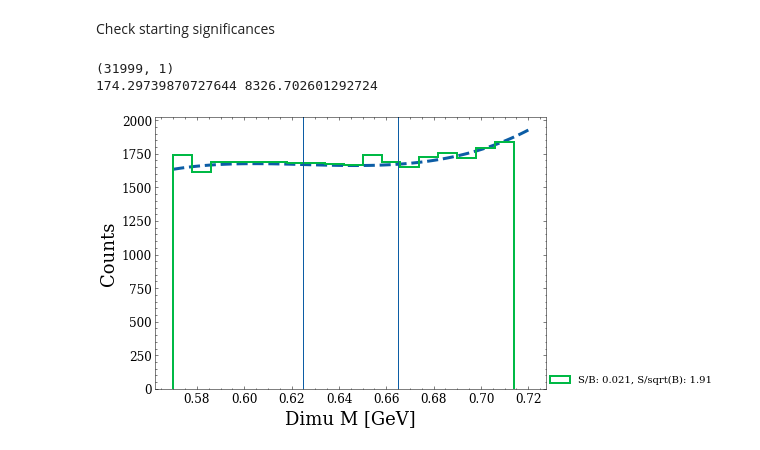
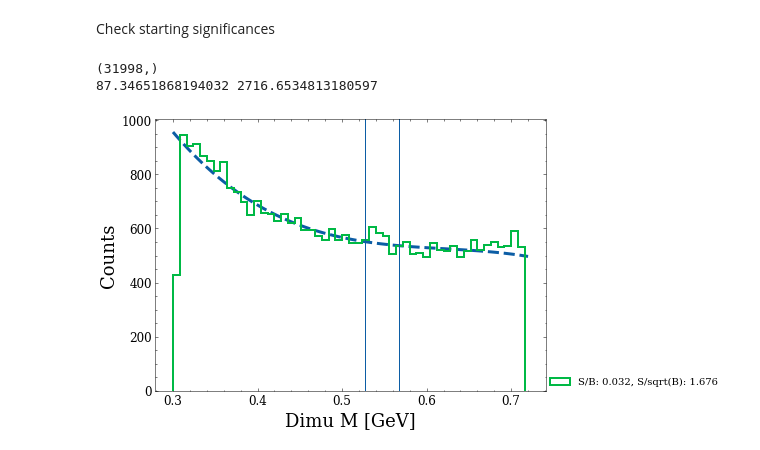
Before and after one commit to hep-lbdl/dimuonAD, a Jupyter notebook: 04_preprocess_data_for_bump_hunt.ipynb, the cells around one changed output. Drawn from its saved outputs; the diff is of its cells as text; code cells hidden in the pictures.

Commit message:
logit scaler

```diff
--- a/04_preprocess_data_for_bump_hunt.ipynb
+++ b/04_preprocess_data_for_bump_hunt.ipynb
@@ -128,7 +130,8 @@ Check how local cuts affect the starting significance
 # %%
 p0  = [5000, -20000, 30000, -10000]
 
-bins = np.arange(SB_left, SB_right, width) # histogram bins
+plot_bins_all, plot_bins_SR, plot_bins_left, plot_bins_right, plot_centers_all, plot_centers_SR, plot_centers_SB = get_bins(SR_left, SR_right, SB_left, SB_right, True)
+
 x = np.linspace(SB_left, SB_right, 100) # plot curve fit
 
 masses_with_bounds = cut_data[code]["dimu_mass"][(cut_data[code]["dimu_mass"] >= SB_left) & (cut_data[code]["dimu_mass"] <= SB_right)]
@@ -140,20 +143,20 @@ plt.figure(figsize = (7,5))
 # plot all data
 loc_data = masses_with_bounds
 print(loc_data.shape)
-popt_0, _, _, _, _, _ = curve_fit_m_inv(loc_data, bkg_fit_cubic, SB_left, SB_right, SR_left, SR_right, width, p0)
+popt_0, _, _, _, _ = curve_fit_m_inv(loc_data, "cubic", SR_left, SR_right, plot_bins_left, plot_bins_right, plot_centers_all)
 #plt.plot(x, bkg_fit_cubic(x, *popt_0), lw = 3, linestyle = "dashed")
 num_S_expected_in_SR, num_B_expected_in_SR = calc_significance(loc_data, bkg_fit_cubic, plot_bins_SR, SR_left, SR_right, popt_0)
 
-plt.hist(loc_data, bins = bins, lw = 2, histtype = "step", density = False, label = f"S/B: {round(num_S_expected_in_SR/num_B_expected_in_SR,3)}, S/sqrt(B): {round(num_S_expected_in_SR/np.sqrt(num_B_expected_in_SR),3)}")
+#plt.hist(loc_data, bins = bins, lw = 2, histtype = "step", density = False, label = f"S/B: {round(num_S_expected_in_SR/num_B_expected_in_SR,3)}, S/sqrt(B): {round(num_S_expected_in_SR/np.sqrt(num_B_expected_in_SR),3)}")
 
 
 # plot subset of data
 np.random.shuffle(masses_with_bounds)
 loc_data = masses_with_bounds[:30000]
-popt_0, _, _, _, _, _= curve_fit_m_inv(loc_data, bkg_fit_cubic, SB_left, SB_right, SR_left, SR_right, width, p0)
+popt_0, _, _, _, _ = curve_fit_m_inv(loc_data, "cubic", SR_left, SR_right, plot_bins_left, plot_bins_right, plot_centers_all)
 plt.plot(x, bkg_fit_cubic(x, *popt_0), lw = 3, linestyle = "dashed")
 num_S_expected_in_SR, num_B_expected_in_SR = calc_significance(loc_data, bkg_fit_cubic, plot_bins_SR, SR_left, SR_right, popt_0)
-plt.hist(loc_data, bins = bins, lw = 2, histtype = "step", density = False, label = f"S/B: {round(num_S_expected_in_SR/num_B_expected_in_SR,3)}, S/sqrt(B): {round(num_S_expected_in_SR/np.sqrt(num_B_expected_in_SR),3)}")
+plt.hist(loc_data, bins = plot_bins_all, lw = 2, histtype = "step", density = False, label = f"S/B: {round(num_S_expected_in_SR/num_B_expected_in_SR,3)}, S/sqrt(B): {round(num_S_expected_in_SR/np.sqrt(num_B_expected_in_SR),3)}")
 
 
 plt.axvline(SR_left)
@@ -198,7 +201,7 @@ Split data into bands
 bands = ["SBL", "SR", "SBH"]
 N_total_events = 0
 
-sizes_dict = {}
+
 
 preproc_dicts, preproc_dicts_samesign = {b:{} for b in bands}, {b:{} for b in bands}
 
@@ -212,7 +215,7 @@ for code in codes_list:
         for feat in feature_set:
             preproc_dicts[b][code][feat] = cut_data[code][feat][loc_pass_indices]
 
-        sizes_dict[b] = preproc_dicts[b][code][feat].shape[0]
+
         N_total_events += preproc_dicts[b][code][feat].shape[0]
 
         # same sign
@@ -307,19 +382,26 @@ train_data_dict = {b:{"s_inj_data":{}} for b in bands}
 test_data_dict = {b:{"s_inj_data":{}} for b in bands}
 
 
-x = 0
+print(sizes_dict)
 
 for b in bands:
 
     # get indices to select
     loc_num_test_events = int((N_test/N_total_events)*sizes_dict[b])
-    x += loc_num_test_events
+    print(loc_num_test_events)
 
     np.random.seed(random_seed)
     test_set_inds = np.random.choice(range(sizes_dict[b]), size = loc_num_test_events, replace = False)
     train_set_inds = np.setdiff1d(list(range(sizes_dict[b])),test_set_inds)
 
     for feat in feature_set:
+
+        if feat == "dimu_mass":
+
+            print(b)
+            print("train", proccessed_data_dict[b]["s_inj_data"][feat].shape)
+            print("train", proccessed_data_dict[b]["s_inj_data"][feat][train_set_inds].shape)
+            print("test", proccessed_data_dict[b]["s_inj_data"][feat][test_set_inds].shape)
 
         train_data_dict[b]["s_inj_data"][feat] = proccessed_data_dict[b]["s_inj_data"][feat][train_set_inds]
         test_data_dict[b]["s_inj_data"][feat] = proccessed_data_dict[b]["s_inj_data"][feat][test_set_inds]
@@ -338,37 +436,41 @@ print(f"{ss_set_size} samesign events")
 # %%
 ## trial_train_set = mass_scaler.inverse_transform(np.concatenate((train_data_dict["SBL"]["s_inj_data"]["dimu_mass"], train_data_dict["SBH"]["s_inj_data"]["dimu_mass"], train_data_dict["SR"]["s_inj_data"]["dimu_mass"])))
-trial_test_set = mass_scaler.inverse_transform(np.concatenate((test_data_dict["SBL"]["s_inj_data"]["dimu_mass"], test_data_dict["SBH"]["s_inj_data"]["dimu_mass"], test_data_dict["SR"]["s_inj_data"]["dimu_mass"])))
+#trial_test_set = mass_scaler.inverse_transform(np.concatenate((test_data_dict["SBL"]["s_inj_data"]["dimu_mass"], test_data_dict["SBH"]["s_inj_data"]["dimu_mass"], test_data_dict["SR"]["s_inj_data"]["dimu_mass"])))
+
+
+trial_test_set = inverse_transform(np.concatenate((test_data_dict["SBL"]["s_inj_data"]["dimu_mass"], test_data_dict["SBH"]["s_inj_data"]["dimu_mass"], test_data_dict["SR"]["s_inj_data"]["dimu_mass"])), processed_mass_info)
 # %% [markdown]
 Check starting significances
 # %%
 p0  = [5000, -20000, 30000, -10000]
 
 plt.figure(figsize = (7,5))
 
 bins = np.arange(SB_left, SB_right, width)
 x = np.linspace(SB_left, SB_right, 100)
 
 
 
 print(trial_test_set.shape)
-popt_0, _, _, _, _, _ = curve_fit_m_inv(trial_test_set, bkg_fit_cubic, SB_left, SB_right, SR_left, SR_right, width, p0)
+popt_0, _, _, _, _ = curve_fit_m_inv(trial_test_set, "cubic", SR_left, SR_right, plot_bins_left, plot_bins_right, plot_centers_all)
+
 plt.plot(x, bkg_fit_cubic(x, *popt_0), lw = 3, linestyle = "dashed")
 num_S_expected_in_SR, num_B_expected_in_SR = calc_significance(trial_test_set, bkg_fit_cubic, plot_bins_SR, SR_left, SR_right, popt_0)
 
 print(num_S_expected_in_SR, num_B_expected_in_SR)
 
 plt.hist(trial_test_set, bins = bins, lw = 2, histtype = "step", density = False, label = f"S/B: {round(num_S_expected_in_SR/num_B_expected_in_SR,3)}, S/sqrt(B): {round(num_S_expected_in_SR/np.sqrt(num_B_expected_in_SR),3)}")
 
 plt.xlabel("Dimu M [GeV]")
 plt.ylabel("Counts")
 plt.legend(loc = (1, 0))
 
 plt.axvline(SR_left)
 plt.axvline(SR_right)
 
 plt.show()
 # %% [output]
-(31999, 1)
-174.29739870727644 8326.702601292724
+(31998,)
+87.34651868194032 2716.6534813180597
-[figure, old version]
+[figure, new version]
 # %%
```
Also changed, not shown: parts of 13 cells of this notebook.
